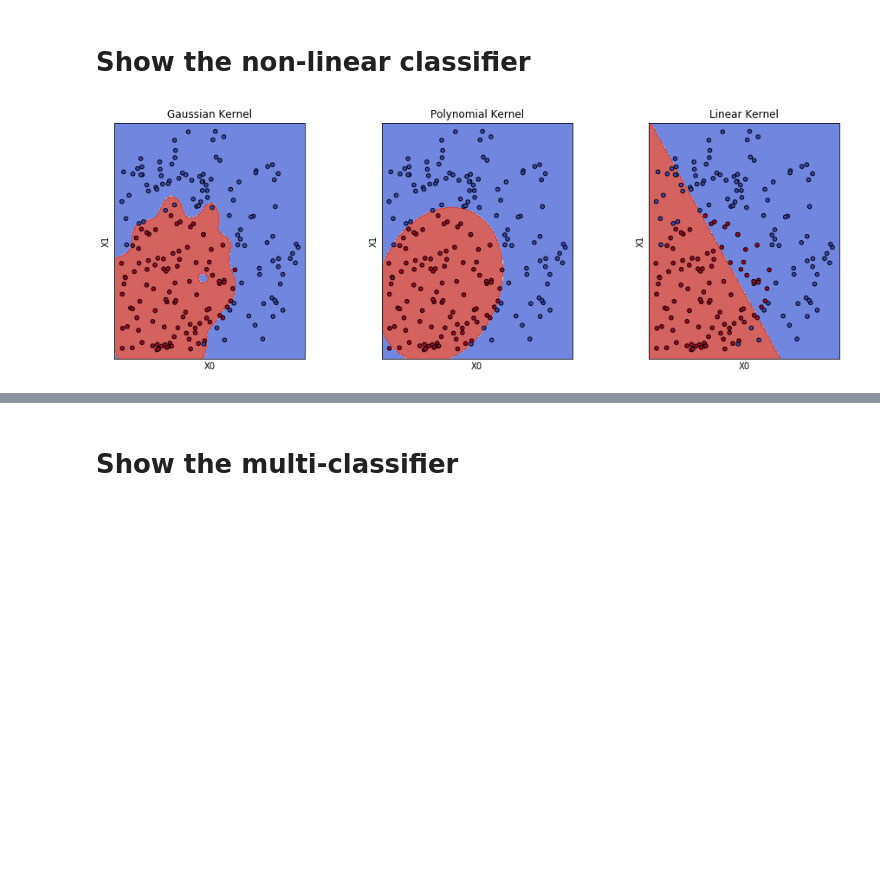
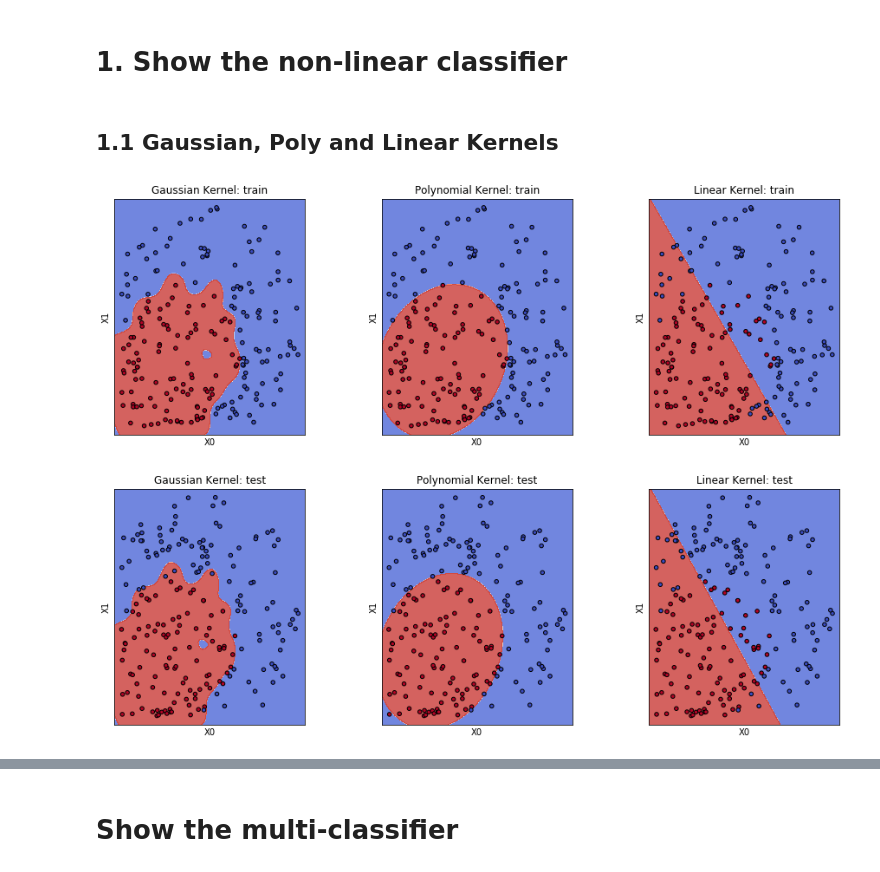
Before and after one commit to Haicang/PRML, a Jupyter notebook: ass2_svm/show_model.ipynb, the cells around one changed output, grey strips where cells are left out. Drawn from its saved outputs; the diff is of its cells as text; code cells hidden in the pictures; blank space fills up the shorter version.

```diff
--- a/ass2_svm/show_model.ipynb
+++ b/ass2_svm/show_model.ipynb
@@ -7,15 +7,22 @@ from utils import *
 train = ('data/train_kernel.txt', 'data/train_linear.txt', 'data/train_multi.txt')
 test = ('data/test_kernel.txt', 'data/test_linear.txt', 'data/test_multi.txt')
 # %% [markdown]
-# Show the non-linear classifier
+# 1. Show the non-linear classifier
 # %%
 X_train, t_train = load_data_to_fit(train[0])
 X_test, t_test = load_data_to_fit(test[0])
+# %% [markdown]
+## 1.1 Gaussian, Poly and Linear Kernels
 # %%
 titles = ('Gaussian Kernel', 'Polynomial Kernel', 'Linear Kernel')
 models = (SVM(kernel='g'), SVM(kernel='p'), SVM(kernel='l'))
 for model in models:
     model.fit(X_train, t_train)
-show_models(models, titles, X_test, t_test, (1,3), 'Kernel.png')
+titles_train = (title + ': train' for title in titles)
+titles_test = (title + ': test' for title in titles)
+
+show_models(models, titles_train, X_train, t_train, (1, 3), 'kernel_train.png')
+show_models(models, titles_test, X_test, t_test, (1, 3), 'kernel_test.png')
 # %% [output]
-[figure, old version]
+[figure, new version]
+[figure, added]
```
Also changed, not shown: parts of 7 cells of this notebook, 3 other files.
